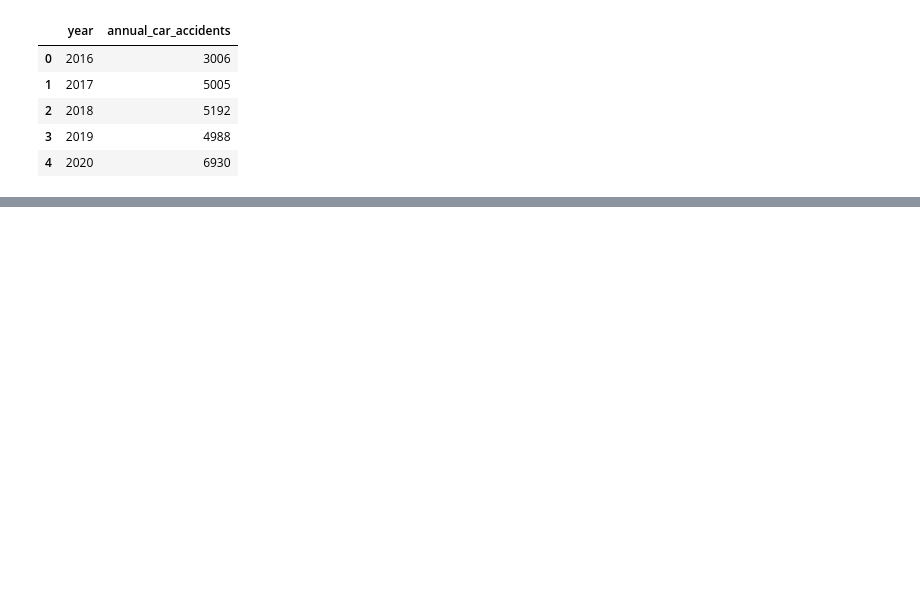
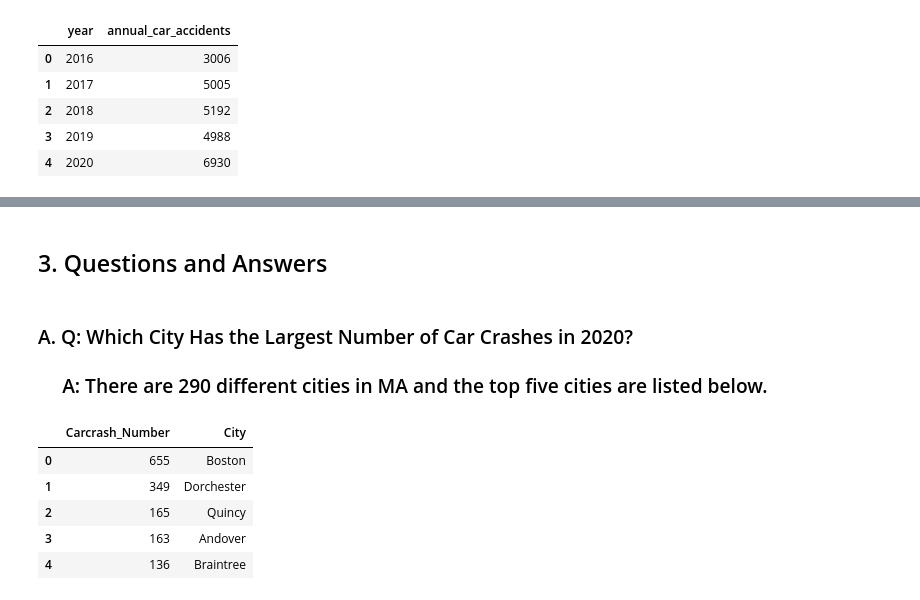
Before and after one commit to KaiyuWang19970221/BA775-teamproject, a Jupyter notebook: team6.ipynb, the cells around one changed output, grey strips where cells are left out. Saved outputs shown, nothing was run; the diff lists cells and outputs as text; code cells hidden in the pictures; blank space fills up the shorter version.

```diff
--- a/team6.ipynb
+++ b/team6.ipynb
@@ -92,0 +90,20 @@ ORDER BY Year
+# %% [markdown]
+## 3. Questions and Answers
+# %% [markdown]
+### A. Q: Which City Has the Largest Number of Car Crashes in 2020?
+### &emsp; A: There are 290 different cities in MA and the top five cities are listed below.
+# %%
+%%bigquery
+SELECT Count(*)AS Carcrash_Number,City
+FROM `ba775-b2-team6.team6.carcrash_MA`
+WHERE EXTRACT(year FROM Start_Time)=2020
+GROUP BY City
+ORDER BY Carcrash_Number DESC
+LIMIT 5
+# %% [output]
+|  | Carcrash_Number | City |
+| 0 | 655 | Boston |
+| 1 | 349 | Dorchester |
+| 2 | 165 | Quincy |
+| 3 | 163 | Andover |
+| 4 | 136 | Braintree |
```
Also changed, not shown: parts of 22 cells of this notebook.
